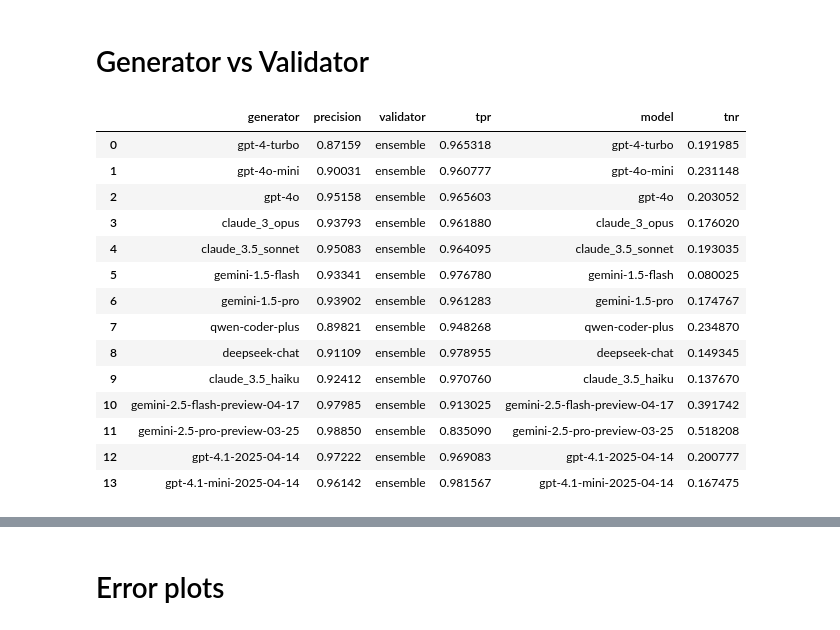
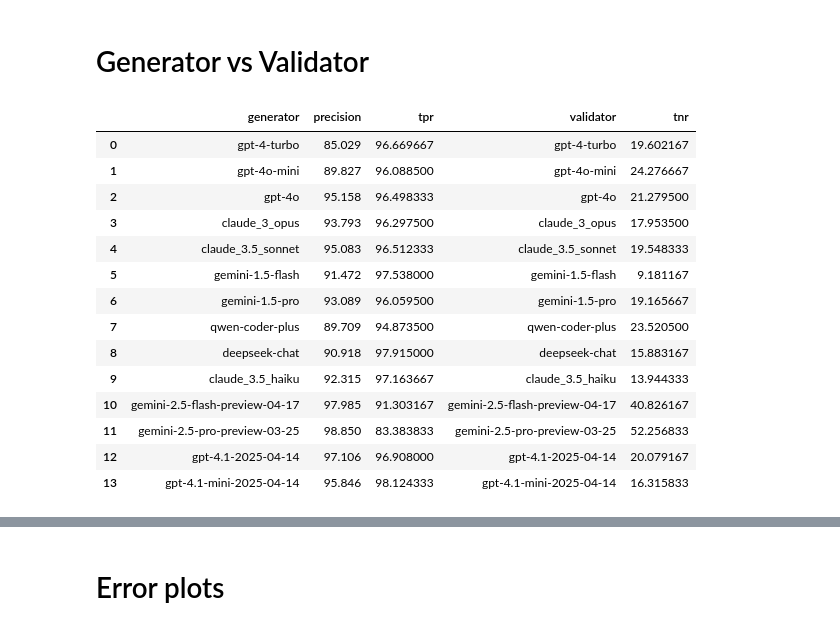
Before and after one commit to srynsh/LLM-Benchmarking, a Jupyter notebook: notebooks/notebook.ipynb, the cells around one changed output, grey strips where cells are left out. Cells and saved outputs as stored; diff of their text form; code cells hidden in the pictures.

```diff
--- a/notebooks/notebook.ipynb
+++ b/notebooks/notebook.ipynb
@@ -13,7 +13,7 @@ import numpy as np
 
 pGa_CONST = {
     'gpt-4o': 0.93478,
-    'gpt-4-turbo': 0.87045,
+    'gpt-4-turbo': 0.872,
     'claude_3_opus': 0.95402,
     'gemini-1.5-pro': 0.92846,
     'deepseek-chat': 0.92841,
@@ -21,6 +21,7 @@ pGa_CONST = {
 }
 
 df_pg = pd.DataFrame(pGa_CONST.items(), columns=['generator', 'precision'])
+df_pg['precision'] = df_pg['precision'] * 100
 df_pg['validator'] = 'human'
 df = df_pg.copy()
 
@@ -59,8 +60,8 @@ MODELS_SHORT = {
     'gpt-4.1-mini-2025-04-14': 'GPT 4.1-M'
 }
 
-PVVA_CONST = np.array([0.9653183333, 0.9607766667, 0.9656033333, 0.96188, 0.964095, 0.97678, 0.9612833333, 0.9482683333, 0.978955, 0.97076, 0.913025, 0.83509, 0.9690833333, 0.9815666667])
-PVIVA_CONST = np.array([0.191985, 0.2311483333, 0.2030516667, 0.17602, 0.193035, 0.080025, 0.1747666667, 0.23487, 0.149345, 0.13767, 0.3917416667, 0.5182083333, 0.2007766667, 0.167475])
+PVVA_CONST = np.array([0.9666966667, 0.960885, 0.9649833333, 0.962975, 0.9651233333, 0.97538, 0.960595, 0.948735, 0.97915, 0.9716366667, 0.9130316667, 0.8338383333, 0.96908, 0.9812433333])
+PVIVA_CONST = np.array([0.1960216667, 0.2427666667, 0.212795, 0.179535, 0.1954833333, 0.0918116667, 0.1916566667, 0.235205, 0.1588316667, 0.1394433333, 0.4082616667, 0.5225683333, 0.2007916667, 0.1631583333])
 
 pValid = {}
 pInvalid = {}
@@ -73,6 +74,9 @@ for model, pV in zip(MODELS, PVIVA_CONST):
 
 df_tpr = pd.DataFrame(pValid.items(), columns=['validator', 'tpr'])
 df_tnr = pd.DataFrame(pInvalid.items(), columns=['validator', 'tnr'])
+
+df_tpr['tpr'] = df_tpr['tpr'] * 100
+df_tnr['tnr'] = df_tnr['tnr'] * 100
 # %% [markdown]
 ## GV
 # %%
@@ -119,26 +123,28 @@ df
 ## Ensemble
 # %%
 pEnsemble = {
-    'gpt-4-turbo': 0.87159,
-    'gpt-4o-mini': 0.90031,
+    'gpt-4-turbo': 0.85029,
+    'gpt-4o-mini': 0.89827,
     'gpt-4o': 0.95158,
     'claude_3_opus': 0.93793,
     'claude_3.5_sonnet': 0.95083,
-    'gemini-1.5-flash': 0.93341,
-    'gemini-1.5-pro': 0.93902,
-    'qwen-coder-plus': 0.89821,
-    'deepseek-chat': 0.91109,
-    'claude_3.5_haiku': 0.92412,
+    'gemini-1.5-flash': 0.91472,
+    'gemini-1.5-pro': 0.93089,
+    'qwen-coder-plus': 0.89709,
+    'deepseek-chat': 0.90918,
+    'claude_3.5_haiku': 0.92315,
     'gemini-2.5-flash-preview-04-17': 0.97985,
     'gemini-2.5-pro-preview-03-25': 0.98850,
-    'gpt-4.1-2025-04-14': 0.97222,
-    'gpt-4.1-mini-2025-04-14': 0.96142,
+    'gpt-4.1-2025-04-14': 0.97106,
+    'gpt-4.1-mini-2025-04-14': 0.95846,
 }
 
 df_ensemble = pd.DataFrame(pEnsemble.items(), columns=['generator', 'precision'])
 df_ensemble['validator'] = 'ensemble'
+df_ensemble['precision'] = df_ensemble['precision'] * 100
 
 df = pd.concat([df, df_ensemble], ignore_index=True)
 df
+df
 # %% [output]
 |  | generator | precision | validator |
@@ -291,25 +366,26 @@ plt.tight_layout()
 # %% [markdown]
 # Generator vs Validator
 # %%
-df_gen_valid = pd.merge(df[df['validator'] == 'ensemble'], df_tpr, left_on='generator', right_on='model')
+df_gen_valid = pd.merge(df[df['validator'] == 'ensemble'], df_tpr, left_on='generator', right_on='validator')
 # Drop existing model_x column to avoid confusion when merging
-df_gen_valid.drop(['model'], axis=1, inplace=True)
-df_gen_valid = pd.merge(df_gen_valid, df_tnr, left_on='generator', right_on='model')
+df_gen_valid.drop(['validator_x'], axis=1, inplace=True)
+df_gen_valid.drop(['validator_y'], axis=1, inplace=True)
+df_gen_valid = pd.merge(df_gen_valid, df_tnr, left_on='generator', right_on='validator')
 
 df_gen_valid
 # %% [output]
-|  | generator | precision | validator | tpr | model | tnr |
-| 0 | gpt-4-turbo | 0.87159 | ensemble | 0.965318 | gpt-4-turbo | 0.191985 |
-| 1 | gpt-4o-mini | 0.90031 | ensemble | 0.960777 | gpt-4o-mini | 0.231148 |
-| 2 | gpt-4o | 0.95158 | ensemble | 0.965603 | gpt-4o | 0.203052 |
-| 3 | claude_3_opus | 0.93793 | ensemble | 0.961880 | claude_3_opus | 0.176020 |
-| 4 | claude_3.5_sonnet | 0.95083 | ensemble | 0.964095 | claude_3.5_sonnet | 0.193035 |
-| 5 | gemini-1.5-flash | 0.93341 | ensemble | 0.976780 | gemini-1.5-flash | 0.080025 |
-| 6 | gemini-1.5-pro | 0.93902 | ensemble | 0.961283 | gemini-1.5-pro | 0.174767 |
-| 7 | qwen-coder-plus | 0.89821 | ensemble | 0.948268 | qwen-coder-plus | 0.234870 |
-| 8 | deepseek-chat | 0.91109 | ensemble | 0.978955 | deepseek-chat | 0.149345 |
-| 9 | claude_3.5_haiku | 0.92412 | ensemble | 0.970760 | claude_3.5_haiku | 0.137670 |
-| 10 | gemini-2.5-flash-preview-04-17 | 0.97985 | ensemble | 0.913025 | gemini-2.5-flash-preview-04-17 | 0.391742 |
-| 11 | gemini-2.5-pro-preview-03-25 | 0.98850 | ensemble | 0.835090 | gemini-2.5-pro-preview-03-25 | 0.518208 |
-| 12 | gpt-4.1-2025-04-14 | 0.97222 | ensemble | 0.969083 | gpt-4.1-2025-04-14 | 0.200777 |
-| 13 | gpt-4.1-mini-2025-04-14 | 0.96142 | ensemble | 0.981567 | gpt-4.1-mini-2025-04-14 | 0.167475 |
+|  | generator | precision | tpr | validator | tnr |
+| 0 | gpt-4-turbo | 85.029 | 96.669667 | gpt-4-turbo | 19.602167 |
+| 1 | gpt-4o-mini | 89.827 | 96.088500 | gpt-4o-mini | 24.276667 |
+| 2 | gpt-4o | 95.158 | 96.498333 | gpt-4o | 21.279500 |
+| 3 | claude_3_opus | 93.793 | 96.297500 | claude_3_opus | 17.953500 |
+| 4 | claude_3.5_sonnet | 95.083 | 96.512333 | claude_3.5_sonnet | 19.548333 |
+| 5 | gemini-1.5-flash | 91.472 | 97.538000 | gemini-1.5-flash | 9.181167 |
+| 6 | gemini-1.5-pro | 93.089 | 96.059500 | gemini-1.5-pro | 19.165667 |
+| 7 | qwen-coder-plus | 89.709 | 94.873500 | qwen-coder-plus | 23.520500 |
+| 8 | deepseek-chat | 90.918 | 97.915000 | deepseek-chat | 15.883167 |
+| 9 | claude_3.5_haiku | 92.315 | 97.163667 | claude_3.5_haiku | 13.944333 |
+| 10 | gemini-2.5-flash-preview-04-17 | 97.985 | 91.303167 | gemini-2.5-flash-preview-04-17 | 40.826167 |
+| 11 | gemini-2.5-pro-preview-03-25 | 98.850 | 83.383833 | gemini-2.5-pro-preview-03-25 | 52.256833 |
+| 12 | gpt-4.1-2025-04-14 | 97.106 | 96.908000 | gpt-4.1-2025-04-14 | 20.079167 |
+| 13 | gpt-4.1-mini-2025-04-14 | 95.846 | 98.124333 | gpt-4.1-mini-2025-04-14 | 16.315833 |
```
Also changed, not shown: parts of 15 cells of this notebook.
